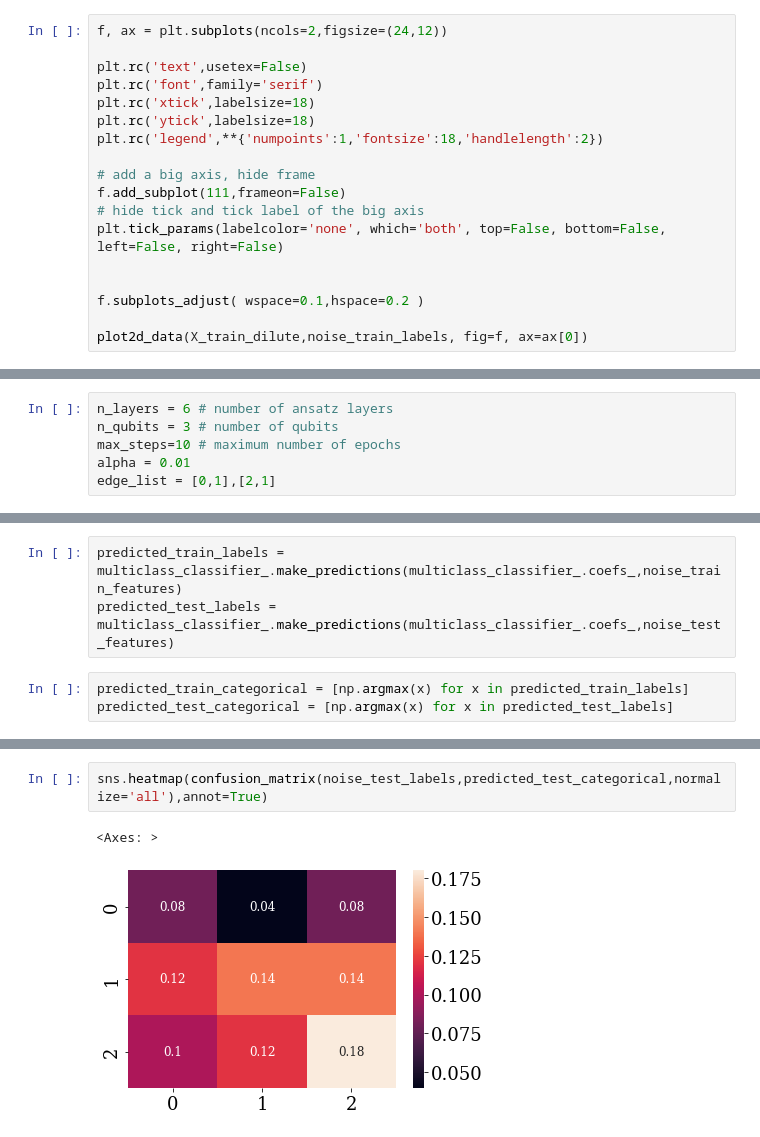
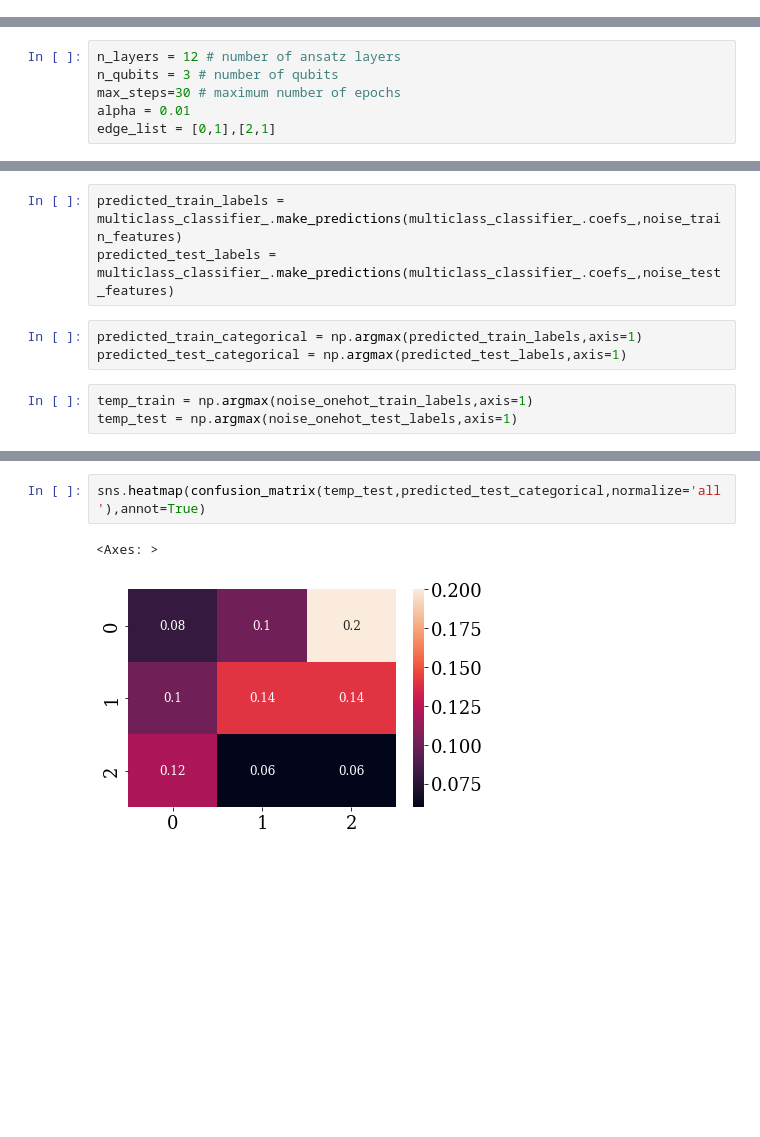
Before and after one commit to Tognognongo/QCE-tutorial, a Jupyter notebook: Examples/QNLP_tutorial_QNNs.ipynb, the cells around one changed output, grey strips where cells are left out. Cells and saved outputs as stored; diff of their text form; blank space fills up the shorter version.

```diff
--- a/Examples/QNLP_tutorial_QNNs.ipynb
+++ b/Examples/QNLP_tutorial_QNNs.ipynb
@@ -970,18 +1011,0 @@ array([2.63687637, 5.45317387, 4.03953609, 0.        , 0.        ,
-# %%
-f, ax = plt.subplots(ncols=2,figsize=(24,12))
-
-plt.rc('text',usetex=False)
-plt.rc('font',family='serif')
-plt.rc('xtick',labelsize=18)
-plt.rc('ytick',labelsize=18)
-plt.rc('legend',**{'numpoints':1,'fontsize':18,'handlelength':2})
-
-# add a big axis, hide frame
-f.add_subplot(111,frameon=False)
-# hide tick and tick label of the big axis
-plt.tick_params(labelcolor='none', which='both', top=False, bottom=False, left=False, right=False)
-
-
-f.subplots_adjust( wspace=0.1,hspace=0.2 )
-
-plot2d_data(X_train_dilute,noise_train_labels, fig=f, ax=ax[0])
@@ -990,9 +1012,9 @@ plot2d_data(X_train_dilute,noise_train_labels, fig=f, ax=ax[0])
 # %% [markdown]
 # Build a Multiclass Classifier
 # %%
-n_layers = 6 # number of ansatz layers
+n_layers = 12 # number of ansatz layers
 n_qubits = 3 # number of qubits
-max_steps=10 # maximum number of epochs
+max_steps=30 # maximum number of epochs
 alpha = 0.01
 edge_list = [0,1],[2,1]
 # %%
@@ -1072,6 +1087,9 @@ tensor([0, 1, 2, 0, 2, 1, 0, 0, 1, 1, 0, 2, 1, 1, 0, 0, 1, 0, 1, 1, 2, 2,
 predicted_train_labels = multiclass_classifier_.make_predictions(multiclass_classifier_.coefs_,noise_train_features)
 predicted_test_labels = multiclass_classifier_.make_predictions(multiclass_classifier_.coefs_,noise_test_features)
 # %%
-predicted_train_categorical = [np.argmax(x) for x in predicted_train_labels]
-predicted_test_categorical = [np.argmax(x) for x in predicted_test_labels]
+predicted_train_categorical = np.argmax(predicted_train_labels,axis=1)
+predicted_test_categorical = np.argmax(predicted_test_labels,axis=1)
+# %%
+temp_train = np.argmax(noise_onehot_train_labels,axis=1)
+temp_test = np.argmax(noise_onehot_test_labels,axis=1)
 # %%
@@ -1087,5 +1105,5 @@ sns.heatmap(confusion_matrix(noise_train_labels,predicted_train_categorical,norm
 # %%
-sns.heatmap(confusion_matrix(noise_test_labels,predicted_test_categorical,normalize='all'),annot=True)
+sns.heatmap(confusion_matrix(temp_test,predicted_test_categorical,normalize='all'),annot=True)
 # %% [output]
 <Axes: >
-[figure, old version]
+[figure, new version]
```
Also changed, not shown: parts of 28 cells of this notebook.
